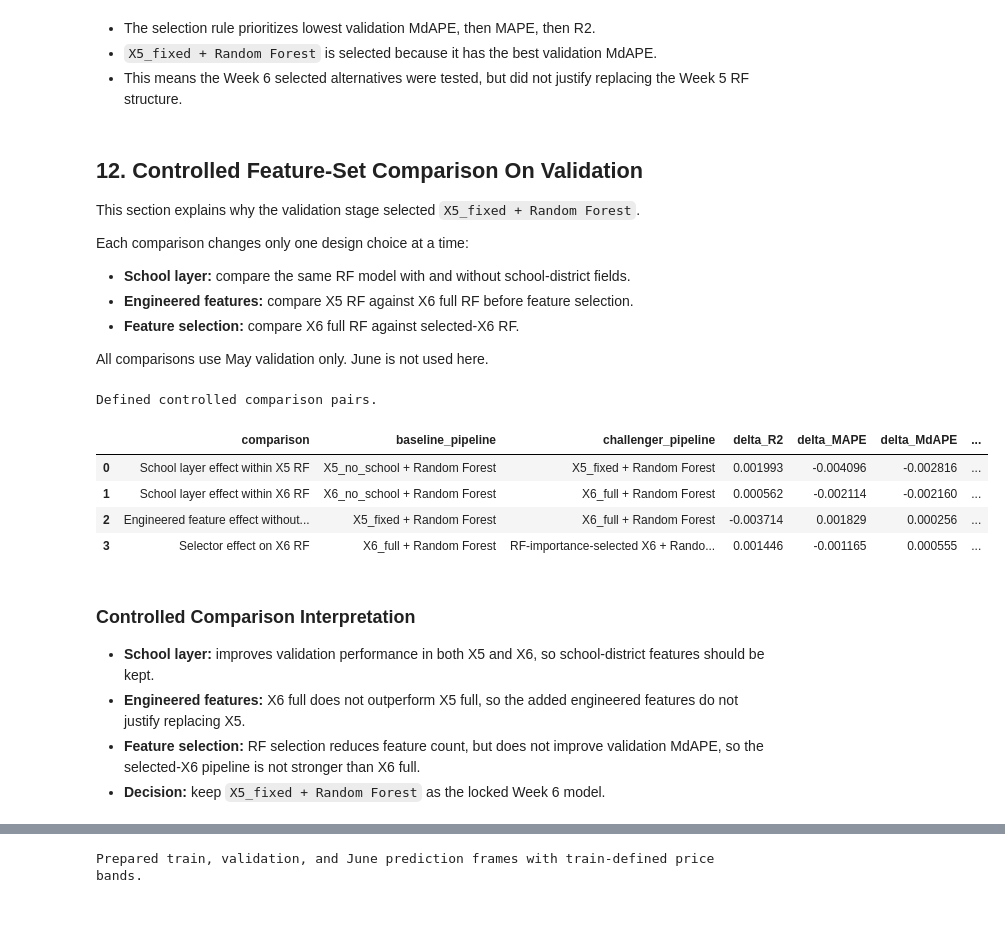
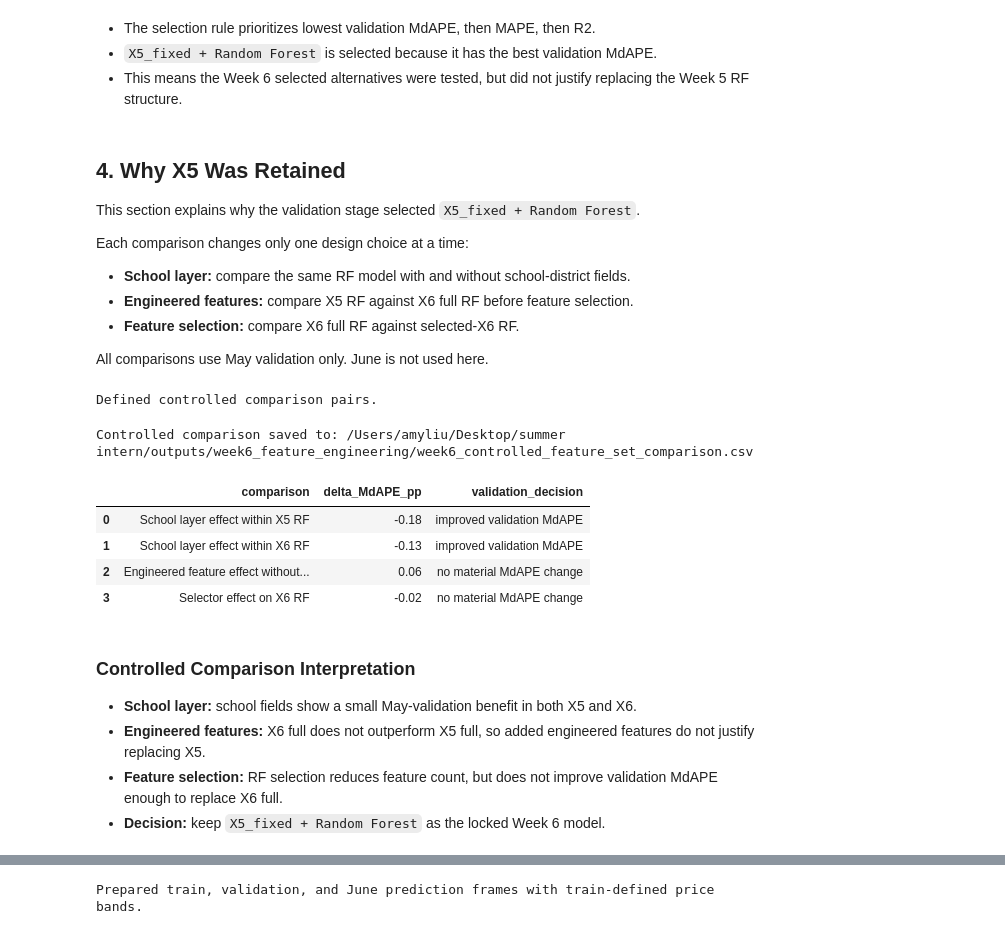
Before and after one commit to jaycieliu/IDX-Exchange-Summer-2026-DS-Intern, a Jupyter notebook: week6/05_feature_engineering_pipeline_selection.ipynb, the cells around one changed output, grey strips where cells are left out. Cells and saved outputs as stored; diff of their text form; code cells hidden in the pictures.

```diff
--- a/week6/05_feature_engineering_pipeline_selection.ipynb
+++ b/week6/05_feature_engineering_pipeline_selection.ipynb
@@ -241,7 +275,7 @@ FEATURE_SPECS = {
         "numeric": list(dict.fromkeys(X5_NUMERIC + X6_EXTRA_NUMERIC)),
         "categorical": X5_CATEGORICAL,
         "binary": list(dict.fromkeys(X5_BINARY + X6_EXTRA_BINARY)),
-        "description": "Week 6 expanded non-leaky feature pool with train-only district frequency.",
+        "description": "Week 6 expanded non-leaky feature pool with school-district fields and engineered property features.",
     },
 }
 
@@ -732,7 +837,7 @@ Validation MdAPE: 0.0842
 - `X5_fixed + Random Forest` is selected because it has the best validation MdAPE.
 - This means the Week 6 selected alternatives were tested, but did not justify replacing the Week 5 RF structure.
 # %% [markdown]
-## 12. Controlled Feature-Set Comparison On Validation
+## 4. Why X5 Was Retained
 
 This section explains why the validation stage selected `X5_fixed + Random Forest`.
 
@@ -803,51 +908,49 @@ for item in comparison_pairs:
     mape_delta = challenger["validation_MAPE"] - baseline["validation_MAPE"]
     r2_delta = challenger["validation_R2"] - baseline["validation_R2"]
     if mdape_delta < -0.001:
         decision = "improved validation MdAPE"
     elif mdape_delta > 0.001:
         decision = "worse validation MdAPE"
     else:
         decision = "no material MdAPE change"
 
     controlled_rows.append({
         **item,
         "baseline_validation_R2": baseline["validation_R2"],
         "challenger_validation_R2": challenger["validation_R2"],
         "delta_R2": r2_delta,
         "baseline_validation_MAPE": baseline["validation_MAPE"],
         "challenger_validation_MAPE": challenger["validation_MAPE"],
         "delta_MAPE": mape_delta,
         "baseline_validation_MdAPE": baseline["validation_MdAPE"],
         "challenger_validation_MdAPE": challenger["validation_MdAPE"],
         "delta_MdAPE": mdape_delta,
         "validation_decision": decision,
     })
 
 controlled_feature_set_comparison = pd.DataFrame(controlled_rows)
 controlled_feature_set_comparison.to_csv(
     OUTPUT_DIR / "week6_controlled_feature_set_comparison.csv",
     index=False,
 )
 
-controlled_feature_set_comparison[[
-    "comparison",
-    "baseline_pipeline",
-    "challenger_pipeline",
-    "delta_R2",
-    "delta_MAPE",
-    "delta_MdAPE",
-    "validation_decision",
-]]
+controlled_summary = controlled_feature_set_comparison[[
+    "comparison", "delta_MdAPE", "validation_decision"
+]].copy()
+controlled_summary["delta_MdAPE_pp"] = controlled_summary["delta_MdAPE"].mul(100).round(2)
+print("Controlled comparison saved to:", OUTPUT_DIR / "week6_controlled_feature_set_comparison.csv")
+display(controlled_summary[["comparison", "delta_MdAPE_pp", "validation_decision"]])
 # %% [output]
+Controlled comparison saved to: /Users/amyliu/Desktop/summer intern/outputs/week6_feature_engineering/week6_controlled_feature_set_comparison.csv
-|  | comparison | baseline_pipeline | challenger_pipeline | delta_R2 | delta_MAPE | delta_MdAPE | ... |
-| 0 | School layer effect within X5 RF | X5_no_school + Random Forest | X5_fixed + Random Forest | 0.001993 | -0.004096 | -0.002816 | ... |
-| 1 | School layer effect within X6 RF | X6_no_school + Random Forest | X6_full + Random Forest | 0.000562 | -0.002114 | -0.002160 | ... |
-| 2 | Engineered feature effect without... | X5_fixed + Random Forest | X6_full + Random Forest | -0.003714 | 0.001829 | 0.000256 | ... |
-| 3 | Selector effect on X6 RF | X6_full + Random Forest | RF-importance-selected X6 + Rando... | 0.001446 | -0.001165 | 0.000555 | ... |
+|  | comparison | delta_MdAPE_pp | validation_decision |
+| 0 | School layer effect within X5 RF | -0.18 | improved validation MdAPE |
+| 1 | School layer effect within X6 RF | -0.13 | improved validation MdAPE |
+| 2 | Engineered feature effect without... | 0.06 | no material MdAPE change |
+| 3 | Selector effect on X6 RF | -0.02 | no material MdAPE change |
 # %% [markdown]
 ### Controlled Comparison Interpretation
 
-- **School layer:** improves validation performance in both X5 and X6, so school-district features should be kept.
-- **Engineered features:** X6 full does not outperform X5 full, so the added engineered features do not justify replacing X5.
-- **Feature selection:** RF selection reduces feature count, but does not improve validation MdAPE, so the selected-X6 pipeline is not stronger than X6 full.
+- **School layer:** school fields show a small May-validation benefit in both X5 and X6.
+- **Engineered features:** X6 full does not outperform X5 full, so added engineered features do not justify replacing X5.
+- **Feature selection:** RF selection reduces feature count, but does not improve validation MdAPE enough to replace X6 full.
 - **Decision:** keep `X5_fixed + Random Forest` as the locked Week 6 model.
```
Also changed, not shown: parts of 52 cells of this notebook.
